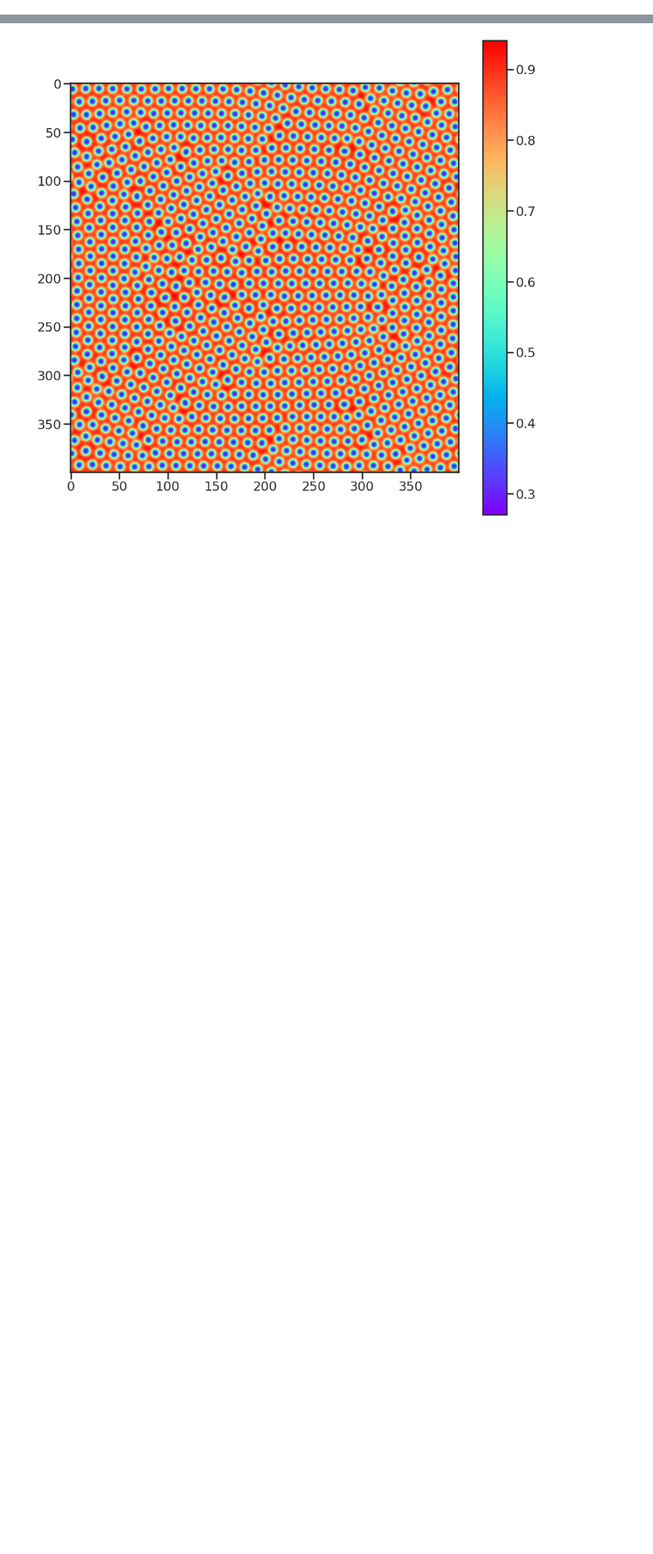
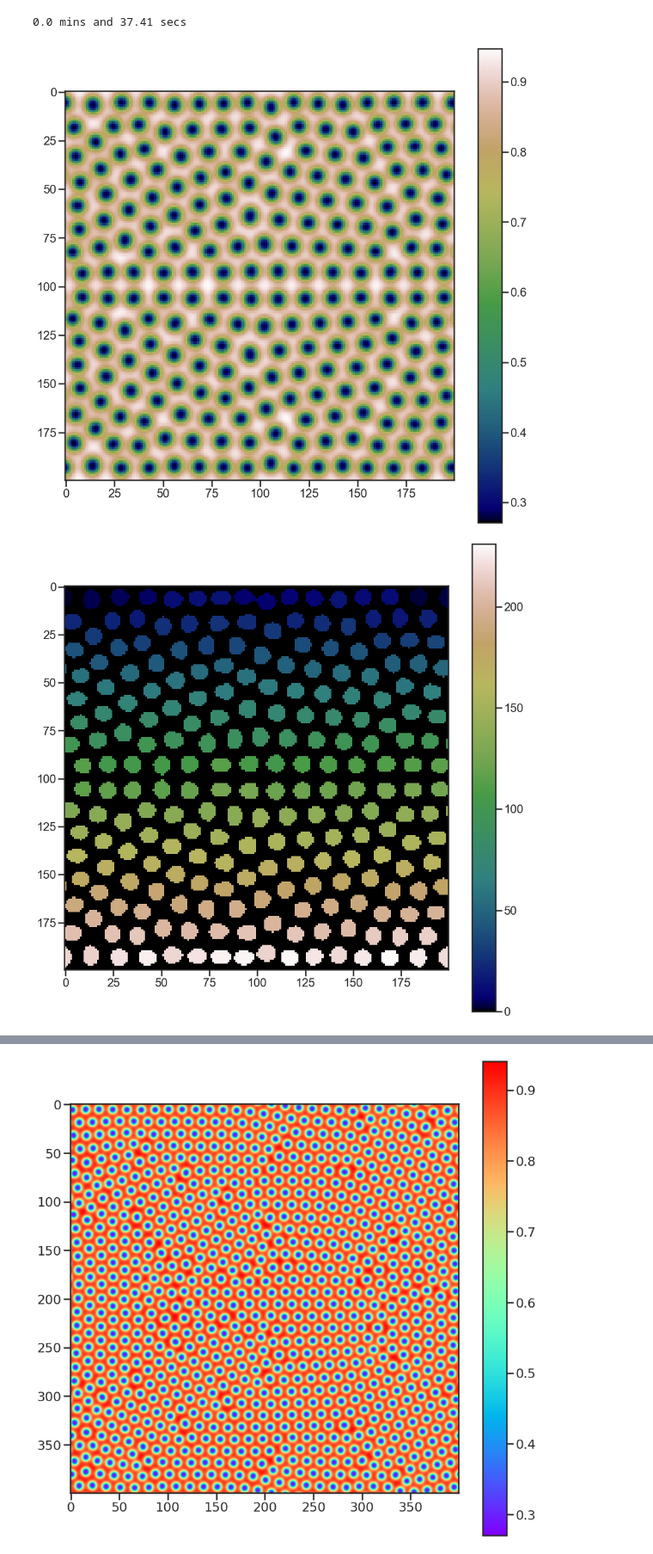
Before and after one commit to CoenHoningh/Complex-Systems, a Jupyter notebook: gray_scott_convolution.ipynb, the cells around one changed output, grey strips where cells are left out. Shown at 86% size. Cells and saved outputs as stored; diff of their text form; code cells hidden in the pictures; blank space fills up the shorter version.

```diff
--- a/gray_scott_convolution.ipynb
+++ b/gray_scott_convolution.ipynb
@@ -79,32 +81,40 @@ def convolution(mat, kernel, rep=1):
         mat = convolve(mat, kernel, mode='wrap')
     return mat
 # %%
-n = 400
+n = 200
 Du = 0.16
 Dv = 0.08
 # F = 0.035
 # k = 0.06
 F = 0.0335
 k = 0.0644
-T = 100000
+T = 40000
 dt = 1.0
 dx = 1.0
 
 
 U, V = np.zeros((n, n), dtype=np.float64), np.zeros((n, n), dtype=np.float64)
 r, m = n//40, n//2
 U[...] = 1.0
 V[m-r:m+r, m-r:m+r] = 0.25
 V[m-r:m+r, m-r:m+r] = 0.5
 u_out, v_out = gray_scott(U, V, Du, Dv, F, k, dt, dx, T)
 
 binarized = np.clip(preprocessing.scale(u_out)*-1000, 0, 1)
 labels = ndimage.label(binarized)
 bins, edges = np.histogram(labels[0], bins=labels[1])
 plt.figure(figsize=(16,16))
+plt.imshow(u_out, cmap='gist_earth')
+plt.colorbar()
+plt.show()
+plt.figure(figsize=(16,16))
 plt.imshow(labels[0], cmap='gist_earth')
 plt.colorbar()
 plt.show()
 plt.figure()
 sns.distplot(bins[1:])
 plt.show()
+# %% [output]
+0.0 mins and 37.41 secs
+[figure, added]
+[figure, added]
```
Also changed, not shown: parts of 3 cells of this notebook.
